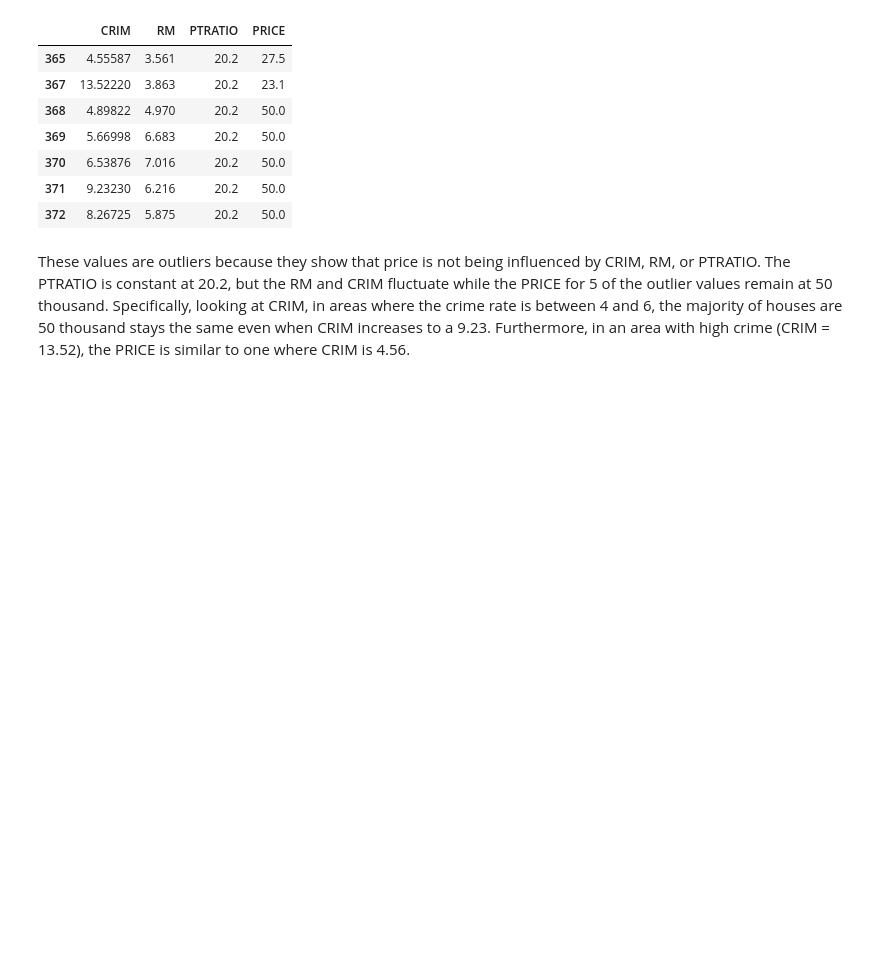
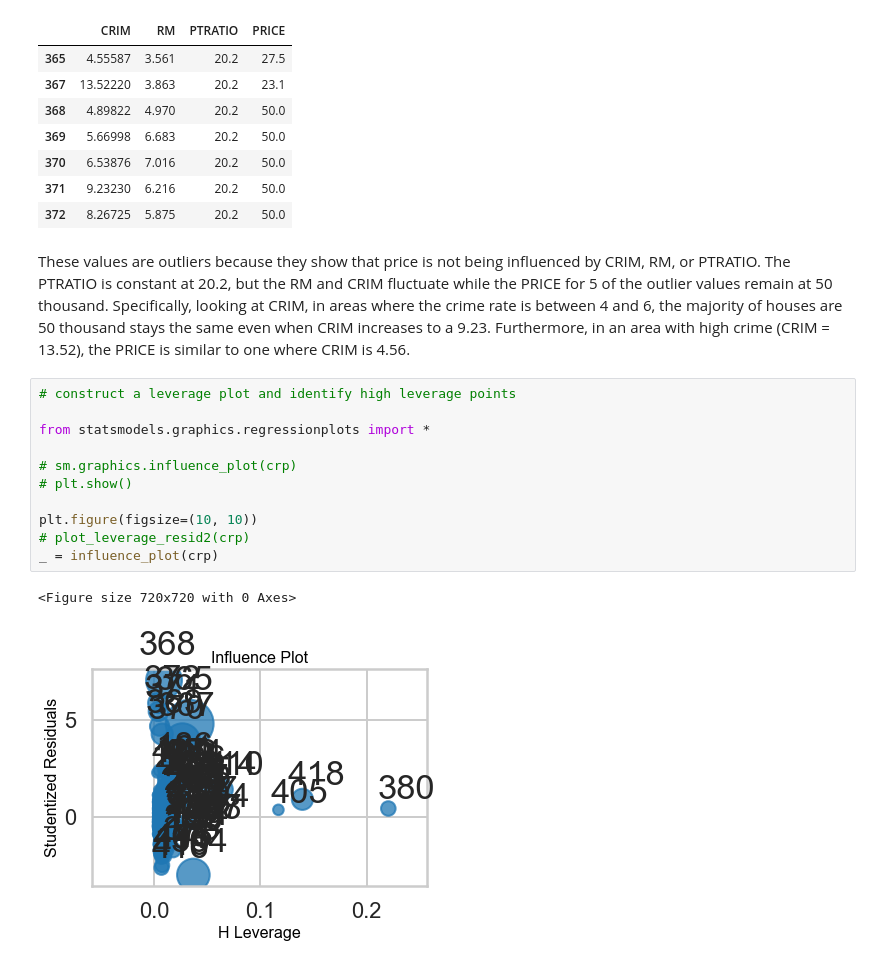
Before and after one commit to annafin/Springboard-Data-Science, a Jupyter notebook: unit_10_machine_learning/linear_regression/mini_project_linear_regression.ipynb, the cells around one changed output. Drawn from its saved outputs; the diff is of its cells as text; blank space fills up the shorter version.

```diff
--- a/unit_10_machine_learning/linear_regression/mini_project_linear_regression.ipynb
+++ b/unit_10_machine_learning/linear_regression/mini_project_linear_regression.ipynb
@@ -975,3 +975,17 @@ bos[crp.resid > 20][['CRIM', 'RM', 'PTRATIO', 'PRICE']] # filter for rows where
 | 372 | 8.26725 | 5.875 | 20.2 | 50.0 |
 # %% [markdown]
 These values are outliers because they show that price is not being influenced by CRIM, RM, or PTRATIO. The PTRATIO is constant at 20.2, but the RM and CRIM fluctuate while the PRICE for 5 of the outlier values remain at 50 thousand. Specifically, looking at CRIM, in areas where the crime rate is between 4 and 6, the majority of houses are 50 thousand stays the same even when CRIM increases to a 9.23. Furthermore, in an area with high crime (CRIM = 13.52), the PRICE is similar to one where CRIM is 4.56.
+# %%
+# construct a leverage plot and identify high leverage points
+
+from statsmodels.graphics.regressionplots import *
+
+# sm.graphics.influence_plot(crp)
+# plt.show()
+
+plt.figure(figsize=(10, 10))
+# plot_leverage_resid2(crp)
+_ = influence_plot(crp)
+# %% [output]
+<Figure size 720x720 with 0 Axes>
+[figure, added]
```
Also changed, not shown: parts of 7 cells of this notebook.
